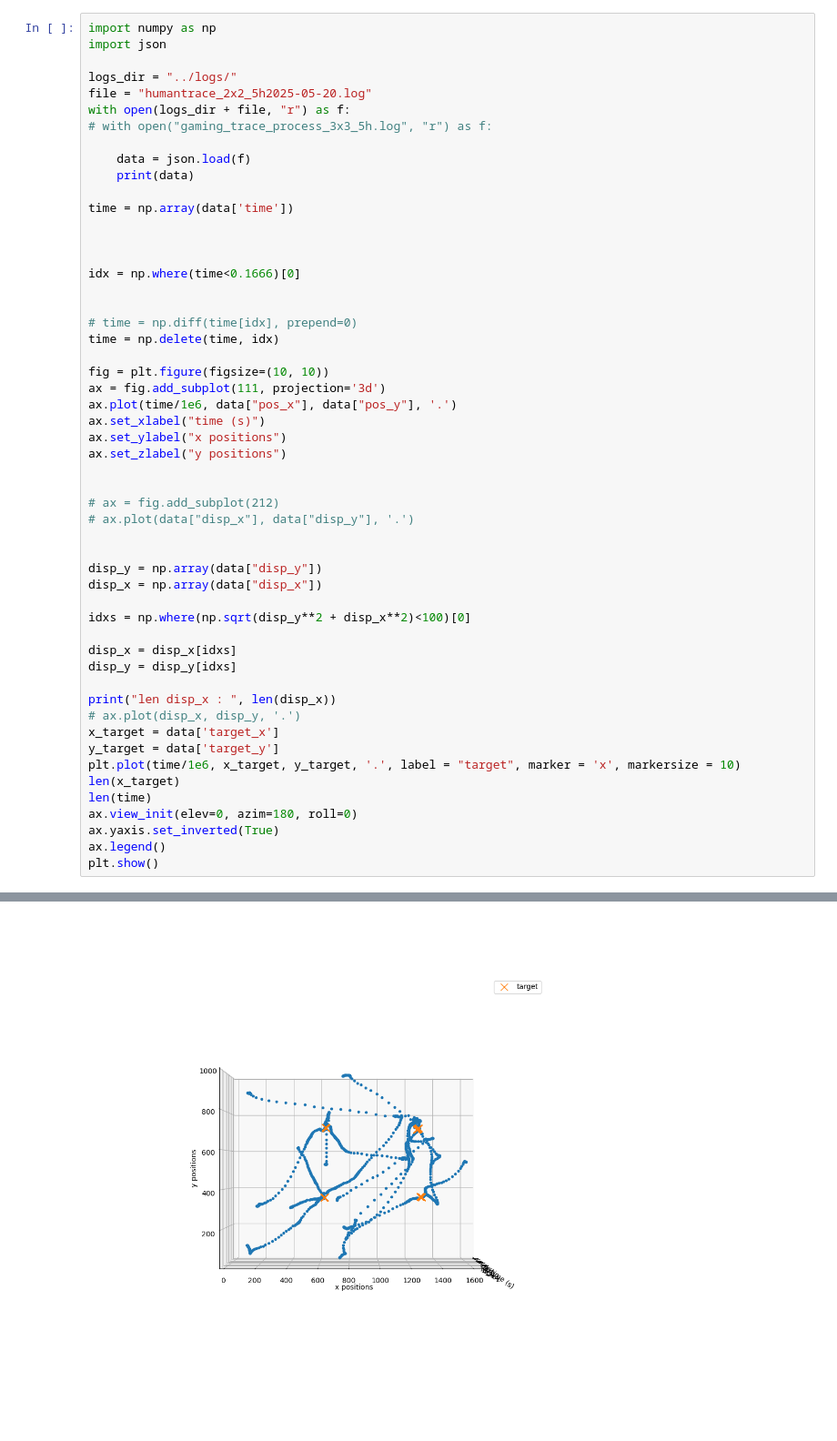
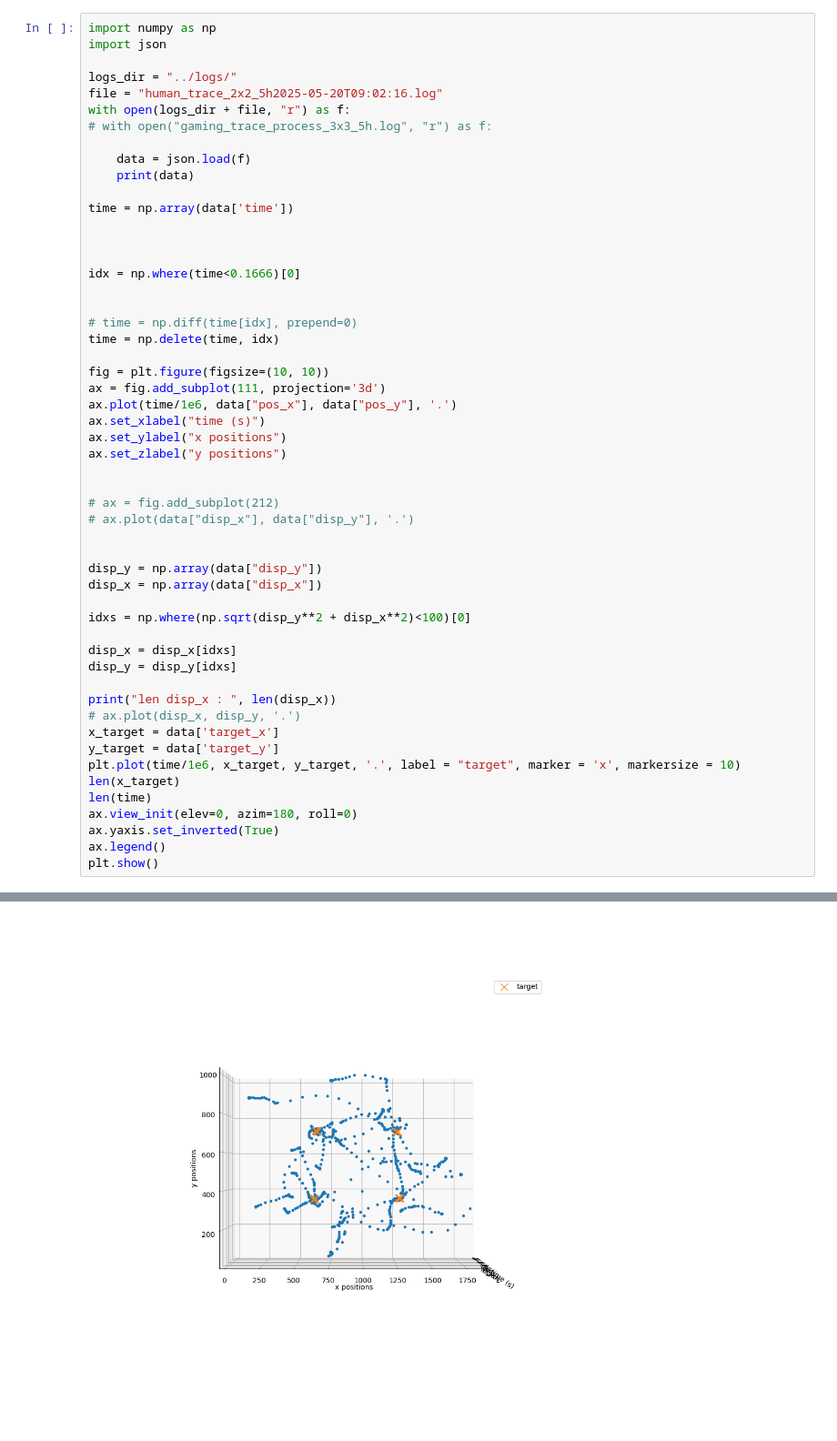
Before and after one commit to joaoMartinSaquet/smartDarts, a Jupyter notebook: smartdarts/jupyter/viz.ipynb, the cells around one changed output, grey strips where cells are left out. Shown at 91% size. Cells and saved outputs as stored; diff of their text form.

Commit message:
working ai ep and human ep

```diff
--- a/smartdarts/jupyter/viz.ipynb
+++ b/smartdarts/jupyter/viz.ipynb
@@ -43,7 +43,7 @@ import numpy as np
 import json
 
 logs_dir = "../logs/"
-file = "humantrace_2x2_5h2025-05-20.log"
+file = "human_trace_2x2_5h2025-05-20T09:02:16.log"
 with open(logs_dir + file, "r") as f:
 # with open("gaming_trace_process_3x3_5h.log", "r") as f:
 
@@ -97,4 +97,4 @@ len disp_x :  1322
-[figure, old version]
+[figure, new version]
 # %%
 len(time)
 # data['disp_x'].sort()
```
Also changed, not shown: parts of 5 cells of this notebook, 4 other files.
